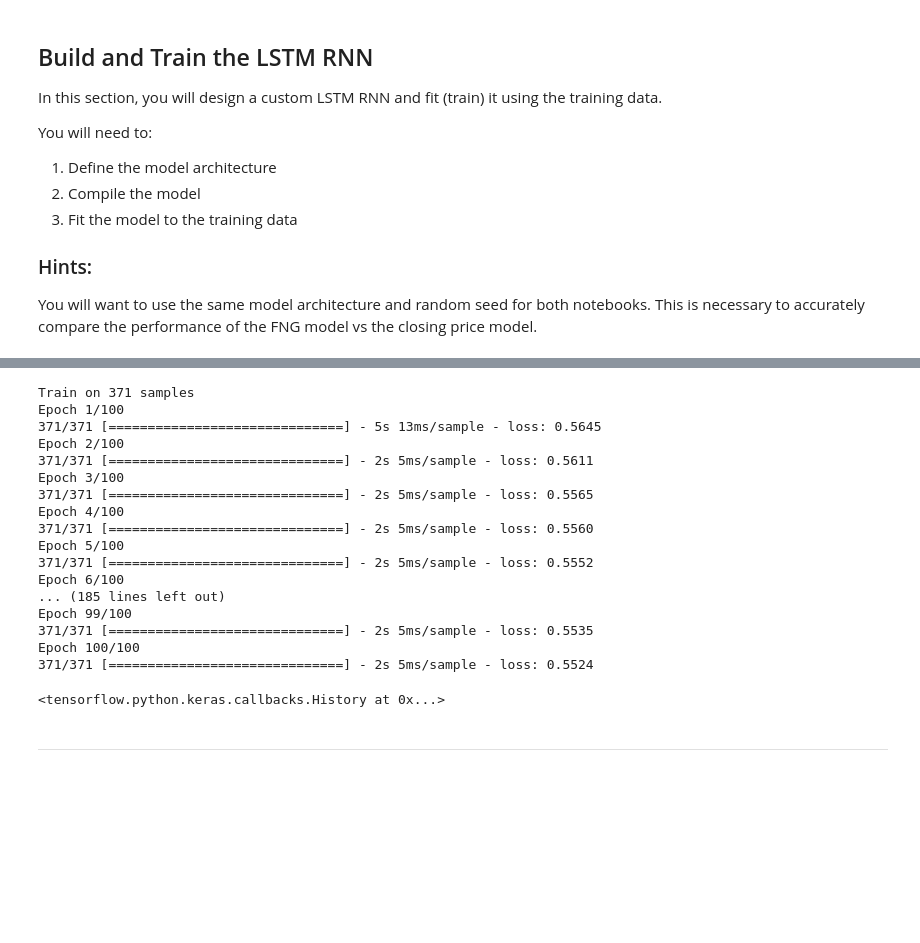
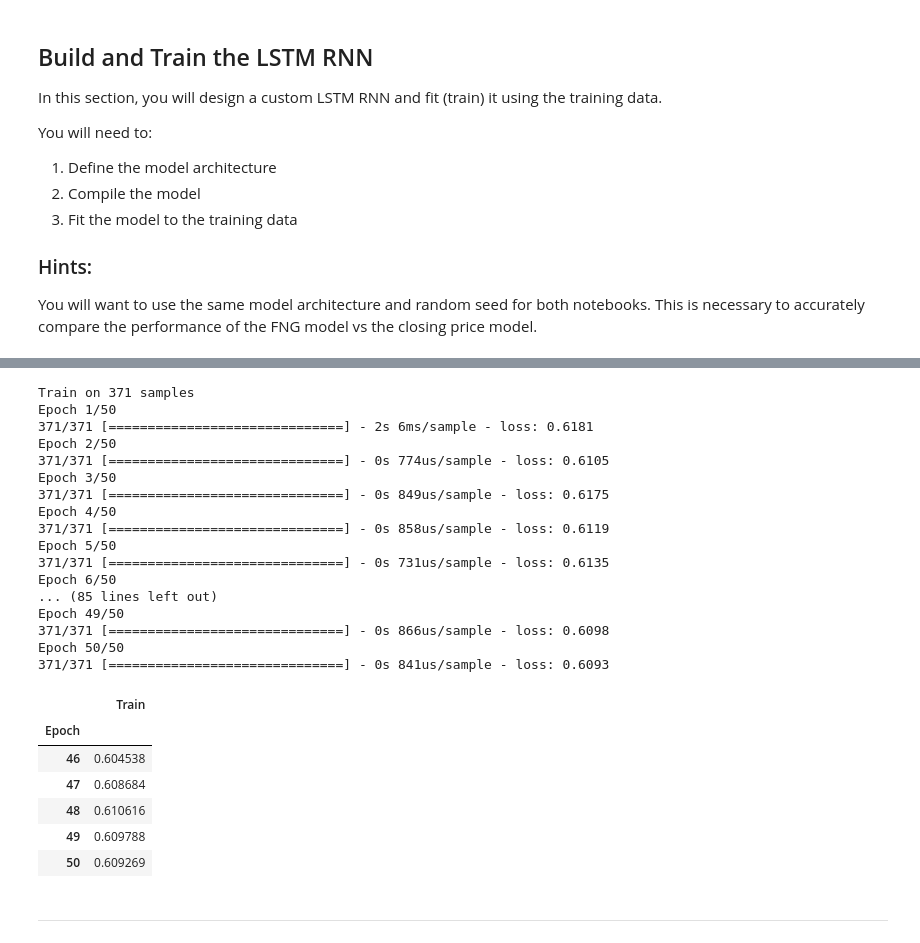
Before and after one commit to brettauc/Deep-Learning, a Jupyter notebook: Starter_Code/lstm_stock_predictor_fng.ipynb, the cells around one changed output, grey strips where cells are left out. Cells and saved outputs as stored; diff of their text form; code cells hidden in the pictures; blank space fills up the shorter version.

```diff
--- a/Starter_Code/lstm_stock_predictor_fng.ipynb
+++ b/Starter_Code/lstm_stock_predictor_fng.ipynb
@@ -204,26 +208,44 @@ _________________________________________________________________
 # Do not shuffle the data
 # Experiement with the batch size, but a smaller batch size is recommended
 # YOUR CODE HERE!
-model.fit(X_train, y_train, epochs=100, shuffle=False, batch_size=2, verbose=1)
+epochs = 50
+batch_size = 10
+test1_df = model.fit(X_train, y_train, epochs=epochs, shuffle=False, batch_size=batch_size, verbose=1)
 # %% [output]
 Train on 371 samples
-Epoch 1/100
-371/371 [==============================] - 5s 13ms/sample - loss: 0.5645
-Epoch 2/100
-371/371 [==============================] - 2s 5ms/sample - loss: 0.5611
-Epoch 3/100
-371/371 [==============================] - 2s 5ms/sample - loss: 0.5565
-Epoch 4/100
-371/371 [==============================] - 2s 5ms/sample - loss: 0.5560
-Epoch 5/100
-371/371 [==============================] - 2s 5ms/sample - loss: 0.5552
-Epoch 6/100
-... (185 lines left out)
-Epoch 99/100
-371/371 [==============================] - 2s 5ms/sample - loss: 0.5535
-Epoch 100/100
-371/371 [==============================] - 2s 5ms/sample - loss: 0.5524
+Epoch 1/50
+371/371 [==============================] - 2s 6ms/sample - loss: 0.6181
+Epoch 2/50
+371/371 [==============================] - 0s 774us/sample - loss: 0.6105
+Epoch 3/50
+371/371 [==============================] - 0s 849us/sample - loss: 0.6175
+Epoch 4/50
+371/371 [==============================] - 0s 858us/sample - loss: 0.6119
+Epoch 5/50
+371/371 [==============================] - 0s 731us/sample - loss: 0.6135
+Epoch 6/50
+... (85 lines left out)
+Epoch 49/50
+371/371 [==============================] - 0s 866us/sample - loss: 0.6098
+Epoch 50/50
+371/371 [==============================] - 0s 841us/sample - loss: 0.6093
-<tensorflow.python.keras.callbacks.History at 0x...>
+# %%
+loss_df = pd.DataFrame(
+    {
+        "Epoch": range(1, epochs + 1),
+        "Train": test1_df.history["loss"],
+    }
+)
+loss_df.set_index("Epoch", inplace=True)
+loss_df.tail()
+# %% [output]
+|  | Train |
+| Epoch |  |
+| 46 | 0.604538 |
+| 47 | 0.608684 |
+| 48 | 0.610616 |
+| 49 | 0.609788 |
+| 50 | 0.609269 |
 # %% [markdown]
 ---
 # %% [markdown]
```
Also changed, not shown: parts of 7 cells of this notebook.
